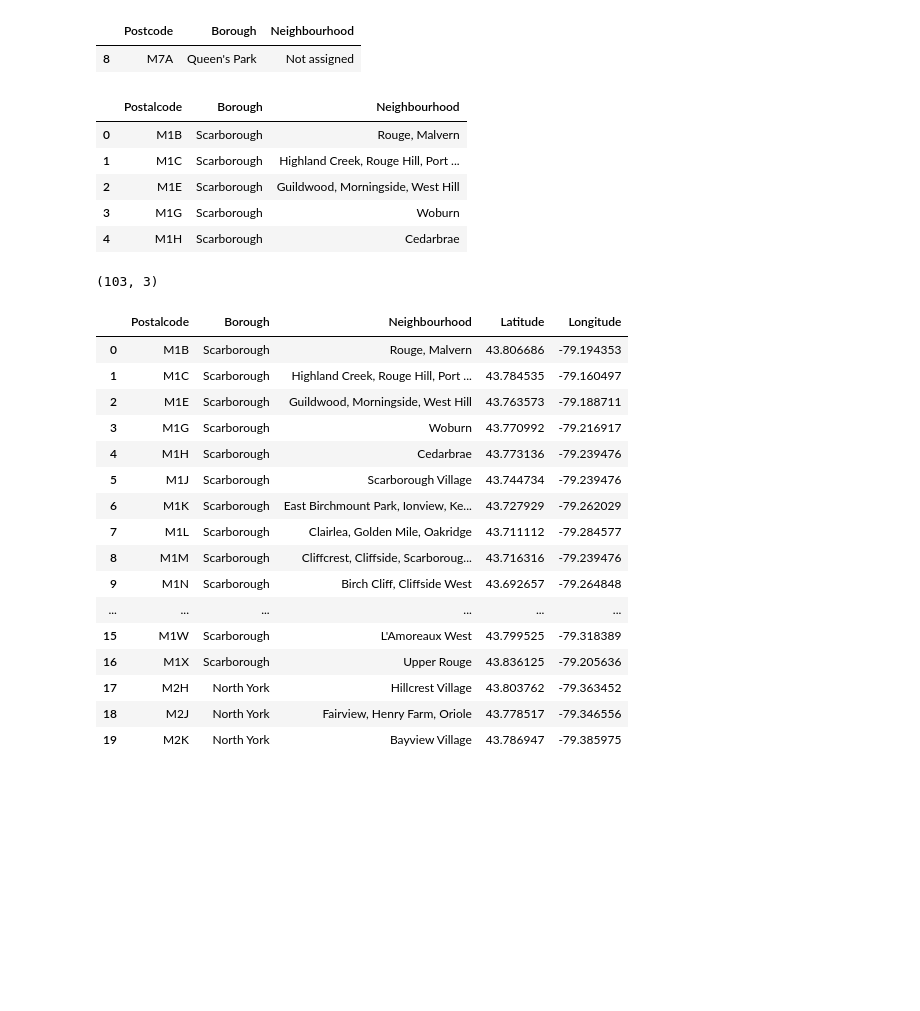
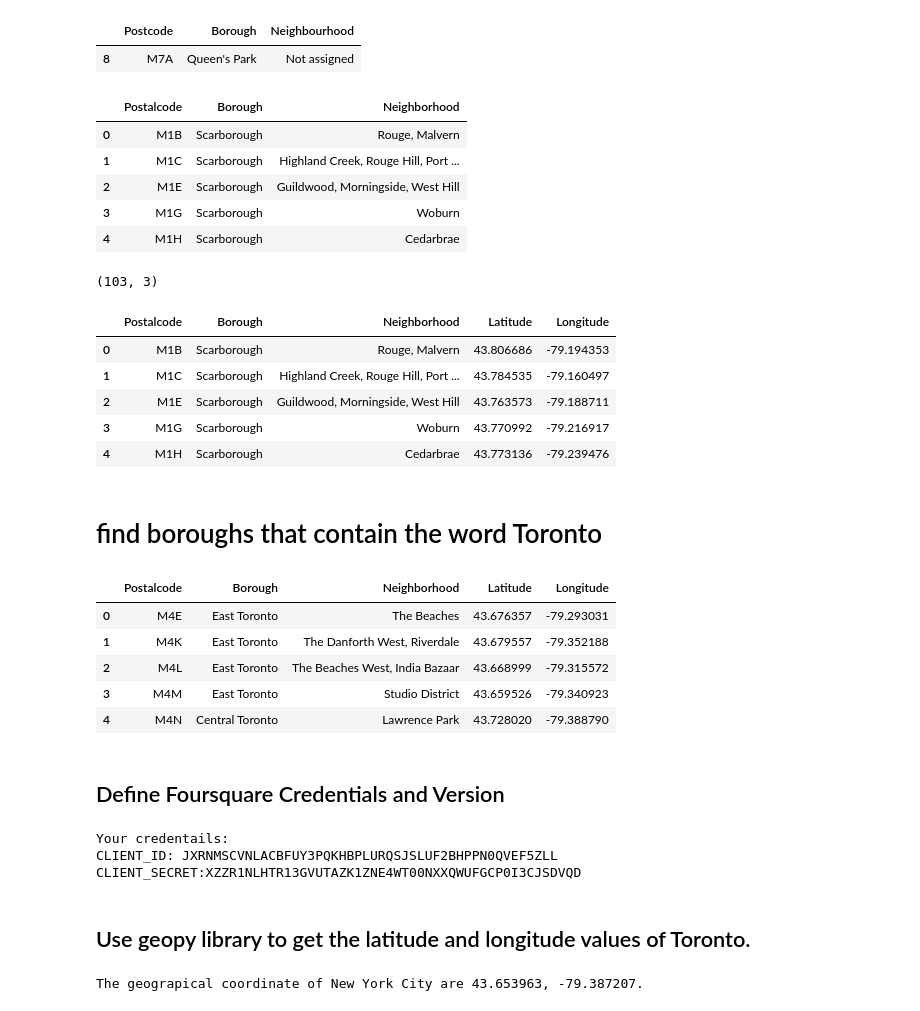
Before and after one commit to alejtzoe/IBMDS, a Jupyter notebook: segment, and cluster the neighborhoods.ipynb, the cells around one changed output. Cells and saved outputs as stored; diff of their text form; code cells hidden in the pictures; blank space fills up the shorter version.

Commit message:
Published from Watson Studio.

```diff
--- a/segment, and cluster the neighborhoods.ipynb
+++ b/segment, and cluster the neighborhoods.ipynb
@@ -79,9 +79,10 @@ df['Neighbourhood'].replace('Not assigned', "Queen's Park", inplace=True)
 # %%
 df = df.groupby(['Postcode', 'Borough'])['Neighbourhood'].apply(', '.join).reset_index()
 df.rename(columns={'Postcode':'Postalcode'}, inplace=True)
+df.rename(columns={'Neighbourhood':'Neighborhood'}, inplace=True)
 df.head()
 # %% [output]
-|  | Postalcode | Borough | Neighbourhood |
+|  | Postalcode | Borough | Neighborhood |
 | 0 | M1B | Scarborough | Rouge, Malvern |
 | 1 | M1C | Scarborough | Highland Creek, Rouge Hill, Port ... |
 | 2 | M1E | Scarborough | Guildwood, Morningside, West Hill |
@@ -94,25 +95,54 @@ df.shape
 # %%
 geo=pd.read_csv("http://cocl.us/Geospatial_data")
 geo.rename(columns={'Postal Code':'Postalcode'}, inplace=True)
 geo.set_index("Postalcode")
 #geo.head(20)
 df2=pd.merge(df, geo)
-df2.head(20)
+df2.head()
 # %% [output]
-|  | Postalcode | Borough | Neighbourhood | Latitude | Longitude |
+|  | Postalcode | Borough | Neighborhood | Latitude | Longitude |
 | 0 | M1B | Scarborough | Rouge, Malvern | 43.806686 | -79.194353 |
 | 1 | M1C | Scarborough | Highland Creek, Rouge Hill, Port ... | 43.784535 | -79.160497 |
 | 2 | M1E | Scarborough | Guildwood, Morningside, West Hill | 43.763573 | -79.188711 |
 | 3 | M1G | Scarborough | Woburn | 43.770992 | -79.216917 |
 | 4 | M1H | Scarborough | Cedarbrae | 43.773136 | -79.239476 |
-| 5 | M1J | Scarborough | Scarborough Village | 43.744734 | -79.239476 |
-| 6 | M1K | Scarborough | East Birchmount Park, Ionview, Ke... | 43.727929 | -79.262029 |
-| 7 | M1L | Scarborough | Clairlea, Golden Mile, Oakridge | 43.711112 | -79.284577 |
-| 8 | M1M | Scarborough | Cliffcrest, Cliffside, Scarboroug... | 43.716316 | -79.239476 |
-| 9 | M1N | Scarborough | Birch Cliff, Cliffside West | 43.692657 | -79.264848 |
-| ... | ... | ... | ... | ... | ... |
-| 15 | M1W | Scarborough | L'Amoreaux West | 43.799525 | -79.318389 |
-| 16 | M1X | Scarborough | Upper Rouge | 43.836125 | -79.205636 |
-| 17 | M2H | North York | Hillcrest Village | 43.803762 | -79.363452 |
-| 18 | M2J | North York | Fairview, Henry Farm, Oriole | 43.778517 | -79.346556 |
-| 19 | M2K | North York | Bayview Village | 43.786947 | -79.385975 |
+# %% [markdown]
+# find boroughs that contain the word Toronto
+# %%
+df3 = df2[df2['Borough'].str.contains('Toronto')]
+df3 = df3.reset_index(drop=True)
+df3.shape
+df3.head()
+# %% [output]
+|  | Postalcode | Borough | Neighborhood | Latitude | Longitude |
+| 0 | M4E | East Toronto | The Beaches | 43.676357 | -79.293031 |
+| 1 | M4K | East Toronto | The Danforth West, Riverdale | 43.679557 | -79.352188 |
+| 2 | M4L | East Toronto | The Beaches West, India Bazaar | 43.668999 | -79.315572 |
+| 3 | M4M | East Toronto | Studio District | 43.659526 | -79.340923 |
+| 4 | M4N | Central Toronto | Lawrence Park | 43.728020 | -79.388790 |
+# %% [markdown]
+## Define Foursquare Credentials and Version
+# %%
+CLIENT_ID = 'JXRNMSCVNLACBFUY3PQKHBPLURQSJSLUF2BHPPN0QVEF5ZLL'
+CLIENT_SECRET = 'XZZR1NLHTR13GVUTAZK1ZNE4WT00NXXQWUFGCP0I3CJSDVQD' # your Foursquare Secret
+VERSION = '20191011'
+LIMIT = 30
+print('Your credentails:')
+print('CLIENT_ID: ' + CLIENT_ID)
+print('CLIENT_SECRET:' + CLIENT_SECRET)
+# %% [output]
+Your credentails:
+CLIENT_ID: JXRNMSCVNLACBFUY3PQKHBPLURQSJSLUF2BHPPN0QVEF5ZLL
+CLIENT_SECRET:XZZR1NLHTR13GVUTAZK1ZNE4WT00NXXQWUFGCP0I3CJSDVQD
+# %% [markdown]
+## Use geopy library to get the latitude and longitude values of Toronto.
+# %%
+address = 'Toronto, ON'
+
+geolocator = Nominatim(user_agent="ny_explorer")
+location = geolocator.geocode(address)
+latitude = location.latitude
+longitude = location.longitude
+print('The geograpical coordinate of New York City are {}, {}.'.format(latitude, longitude))
+# %% [output]
+The geograpical coordinate of New York City are 43.653963, -79.387207.
```
Also changed, not shown: parts of 22 cells of this notebook.
